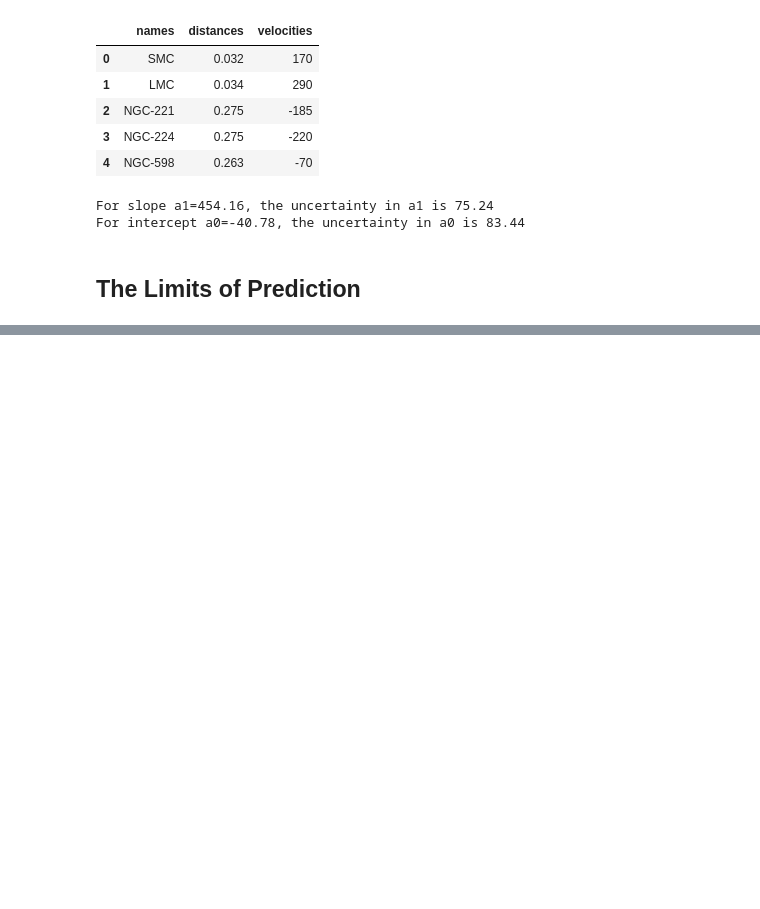
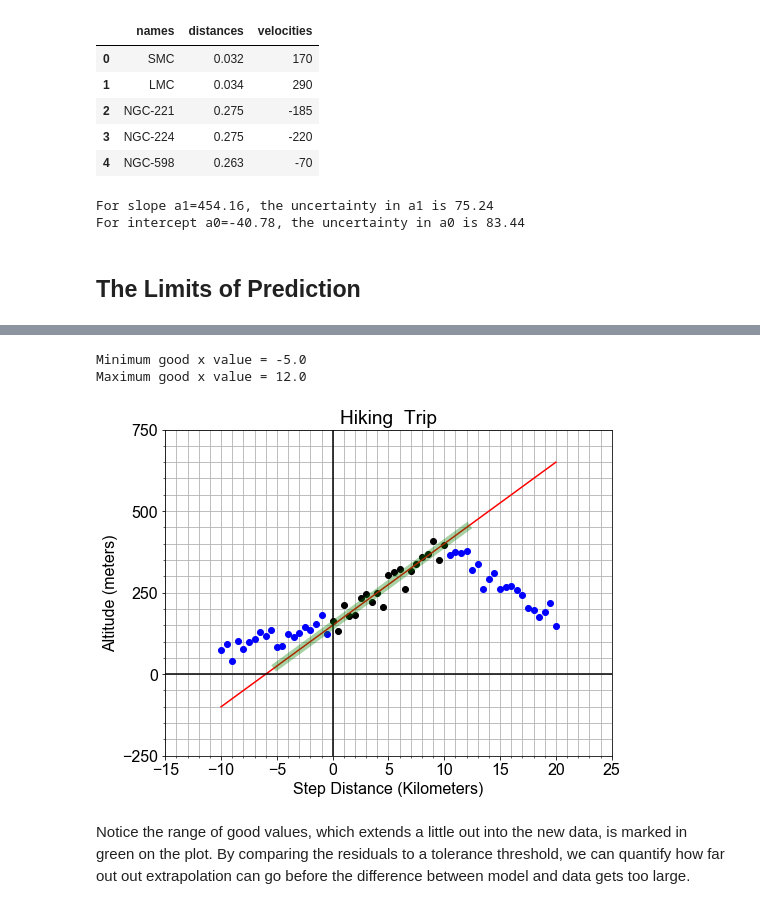
Before and after one commit to goodboychan/datacamp_repo, a Jupyter notebook: Introduction.to.Linear.Modeling.in.Python/Making-Model-Predictions.ipynb, the cells around one changed output, grey strips where cells are left out. Drawn from its saved outputs; the diff is of its cells as text; code cells hidden in the pictures; blank space fills up the shorter version.

```diff
--- a/Introduction.to.Linear.Modeling.in.Python/Making-Model-Predictions.ipynb
+++ b/Introduction.to.Linear.Modeling.in.Python/Making-Model-Predictions.ipynb
@@ -179,0 +265,48 @@ For intercept a0=-40.78, the uncertainty in a0 is 83.44
+# %%
+x_data = np.array([-10. ,  -9.5,  -9. ,  -8.5,  -8. ,  -7.5,  -7. ,  -6.5,  -6. ,
+        -5.5,  -5. ,  -4.5,  -4. ,  -3.5,  -3. ,  -2.5,  -2. ,  -1.5,
+        -1. ,  -0.5,   0. ,   0.5,   1. ,   1.5,   2. ,   2.5,   3. ,
+         3.5,   4. ,   4.5,   5. ,   5.5,   6. ,   6.5,   7. ,   7.5,
+         8. ,   8.5,   9. ,   9.5,  10. ,  10.5,  11. ,  11.5,  12. ,
+        12.5,  13. ,  13.5,  14. ,  14.5,  15. ,  15.5,  16. ,  16.5,
+        17. ,  17.5,  18. ,  18.5,  19. ,  19.5,  20. ])
+y_data = np.array([  73.33885174,   91.52854842,   41.87555998,  103.06980499,
+         77.57108039,   99.70512917,  106.70722978,  128.26034956,
+        117.88171452,  136.65021987,   82.60474807,   86.82566796,
+        122.477045  ,  114.41893877,  127.63451229,  143.2255083 ,
+        136.61217437,  154.76845765,  182.39147012,  122.51909166,
+        161.78587909,  132.72560763,  210.81767421,  179.6837026 ,
+        181.98528167,  234.67907351,  246.48971034,  221.58691239,
+        250.3924093 ,  206.43287615,  303.75089312,  312.29865056,
+        323.8331032 ,  261.9686295 ,  316.64806585,  337.55295912,
+        360.13633529,  369.72729852,  408.0289548 ,  348.82736117,
+        394.93384188,  366.03460828,  374.7693763 ,  371.26981466,
+        377.88763074,  320.70120977,  336.82269401,  262.00816122,
+        290.35612838,  308.90807157,  259.98783618,  265.86978322,
+        271.12330621,  258.58229827,  241.52677418,  204.38155251,
+        198.05166573,  174.36397174,  190.97570971,  217.20785477,
+        146.83883158])
+y_model = np.array([-100. ,  -87.5,  -75. ,  -62.5,  -50. ,  -37.5,  -25. ,  -12.5,
+          0. ,   12.5,   25. ,   37.5,   50. ,   62.5,   75. ,   87.5,
+        100. ,  112.5,  125. ,  137.5,  150. ,  162.5,  175. ,  187.5,
+        200. ,  212.5,  225. ,  237.5,  250. ,  262.5,  275. ,  287.5,
+        300. ,  312.5,  325. ,  337.5,  350. ,  362.5,  375. ,  387.5,
+        400. ,  412.5,  425. ,  437.5,  450. ,  462.5,  475. ,  487.5,
+        500. ,  512.5,  525. ,  537.5,  550. ,  562.5,  575. ,  587.5,
+        600. ,  612.5,  625. ,  637.5,  650. ])
+# %%
+# Compute the residuals, "data - model", and determine where [residuals < tolerance]
+residuals = np.abs(y_data - y_model)
+tolerance = 100
+x_good = x_data[residuals < tolerance]
+
+# Find the min and max of the "good" values, and plot y_data, y_model, and the tolerance range
+print('Minimum good x value = {}'.format(np.min(x_good)))
+print('Maximum good x value = {}'.format(np.max(x_good)))
+fig = plot_data_model_tolerance(x_data, y_data, y_model, tolerance)
+# %% [output]
+Minimum good x value = -5.0
+Maximum good x value = 12.0
+[figure, added]
+# %% [markdown]
+Notice the range of good values, which extends a little out into the new data, is marked in green on the plot. By comparing the residuals to a tolerance threshold, we can quantify how far out out extrapolation can go before the difference between model and data gets too large.
```
Also changed, not shown: parts of 27 cells of this notebook, 4 other files.
